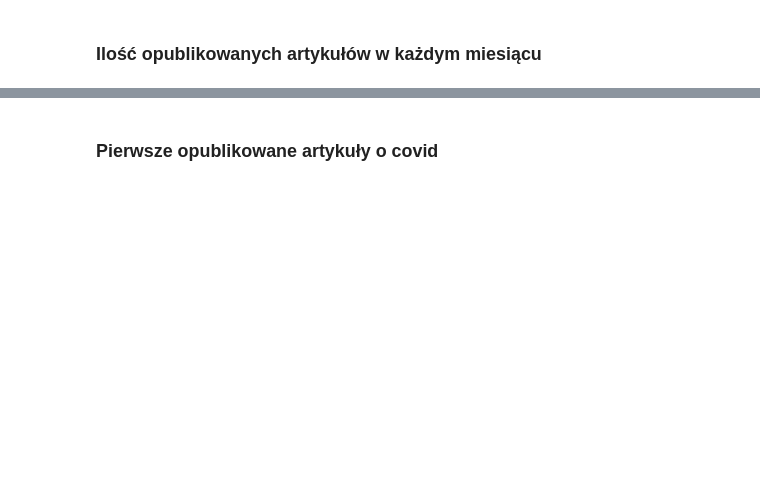
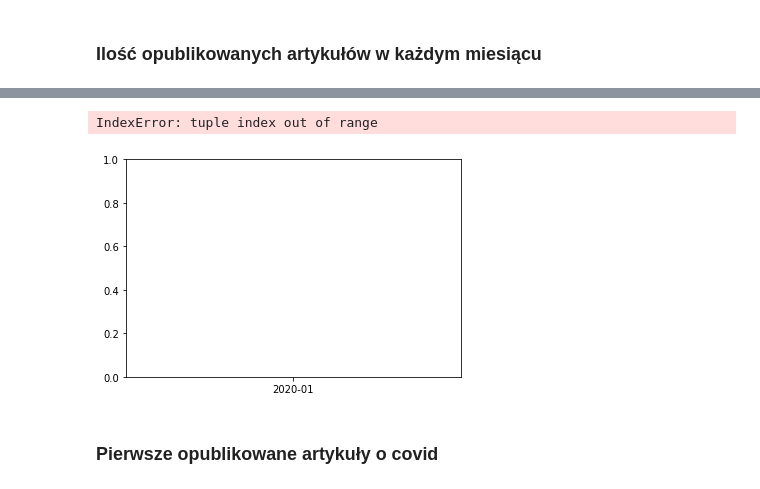
Before and after one commit to PGatak/nlp_se_koronawirus, a Jupyter notebook: data_cleaning.ipynb, the cells around one changed output, grey strips where cells are left out. Drawn from its saved outputs; the diff is of its cells as text; code cells hidden in the pictures; blank space fills up the shorter version.

```diff
--- a/data_cleaning.ipynb
+++ b/data_cleaning.ipynb
@@ -237,3 +306,14 @@ plt.show()
+# %%
+df_with_koronawirus_in_title = df.where(df["koronawirus_in_title"] > 0).dropna()
+df_with_koronawirus_in_text = df.where(df["koronawirus_in_text"] > 0).dropna()
+
+plt.plot(df.groupby('publication_month').count())
+plt.plot(df_with_koronawirus_in_title.groupby('publication_month').count())
+plt.plot(df_with_koronawirus_in_text.groupby('publication_month').count())
+plt.show()
+# %% [output]
+IndexError: tuple index out of range
+[figure, added]
 # %% [markdown]
 ### Pierwsze opublikowane artykuły o covid
 # %%
```
Also changed, not shown: parts of 57 cells of this notebook, 1 other file.
